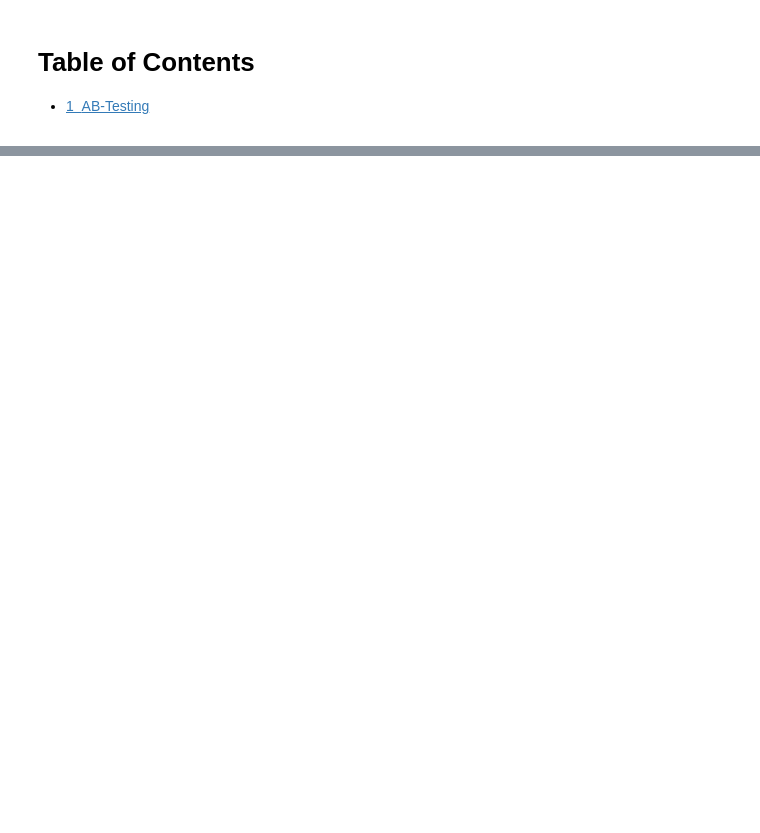
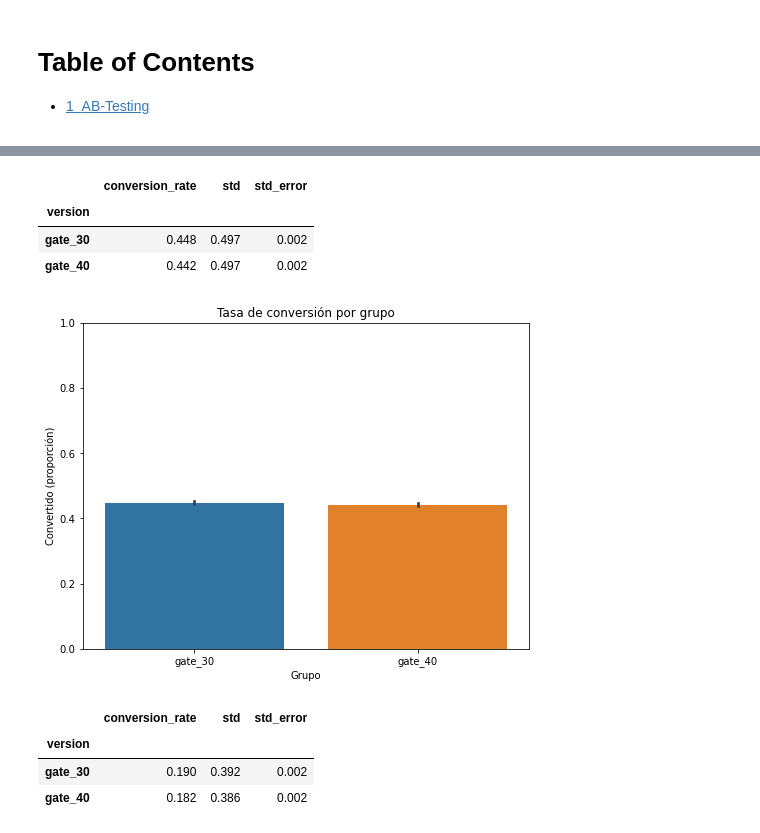
Before and after one commit to Ironhack-Data-Madrid-Octubre-2022/6.4_lab-AB-Testing, a Jupyter notebook: lab-ab-test.ipynb, the cells around one changed output, grey strips where cells are left out. Drawn from its saved outputs; the diff is of its cells as text; code cells hidden in the pictures; blank space fills up the shorter version.

```diff
--- a/lab-ab-test.ipynb
+++ b/lab-ab-test.ipynb
@@ -23,2 +29,5 @@ import pylab as plt
 # %%
 # datos
+cookie=pd.read_csv('data/cookie_cats.csv')
+
+cookie
@@ -25,2 +48,7 @@ import pylab as plt
 # %%
 # transformacion
+gate_30=cookie[cookie.version=='gate_30']
+
+gate_40=cookie[cookie.version=='gate_40']
+
+len(gate_30), len(gate_40)
@@ -27,2 +57,12 @@ import pylab as plt
 # %%
 # muestreo
+
+control=gate_30
+
+tratamiento=gate_40
+
+ab_test=pd.concat([control, tratamiento], axis=0)
+
+ab_test.reset_index(drop=True, inplace=True)
+
+ab_test.head()
@@ -29,4 +76,54 @@ import pylab as plt
 # %%
 # testeo para retention_1
+tasas_conversion=ab_test.groupby('version')['retention_1']  # agrupo por grupo
+
+
+
+std=lambda x: np.std(x, ddof=0)    # std
+error_std=lambda x: stats.sem(x, ddof=0)   # error standard , (std/sqrt(n))
+
+
+
+tasas_conversion=tasas_conversion.agg([np.mean, std, error_std])
+tasas_conversion.columns=['conversion_rate', 'std', 'std_error']
+
+tasas_conversion.style.format('{:.3f}')
+# %% [output]
+|  | conversion_rate | std | std_error |
+| version |  |  |  |
+| gate_30 | 0.448 | 0.497 | 0.002 |
+| gate_40 | 0.442 | 0.497 | 0.002 |
+# %%
+plt.figure(figsize=(8,6))
+
+sns.barplot(x=ab_test['version'],
+            y=ab_test['retention_1'])
+
+plt.ylim(0, 1)
+plt.title('Tasa de conversión por grupo')
+plt.xlabel('Grupo')
+plt.ylabel('Convertido (proporción)');
+# %% [output]
+[figure, added]
 # %%
 # testeo para retention_7
+
+tasas_conversion=ab_test.groupby('version')['retention_7']  # agrupo por grupo
+
+
+
+std=lambda x: np.std(x, ddof=0)    # std
+error_std=lambda x: stats.sem(x, ddof=0)   # error standard , (std/sqrt(n))
+
+
+
+tasas_conversion=tasas_conversion.agg([np.mean, std, error_std])
+tasas_conversion.columns=['conversion_rate', 'std', 'std_error']
+
+
+tasas_conversion.style.format('{:.3f}')
+# %% [output]
+|  | conversion_rate | std | std_error |
+| version |  |  |  |
+| gate_30 | 0.190 | 0.392 | 0.002 |
+| gate_40 | 0.182 | 0.386 | 0.002 |
```
Also changed, not shown: parts of 24 cells of this notebook, 1 other file.
